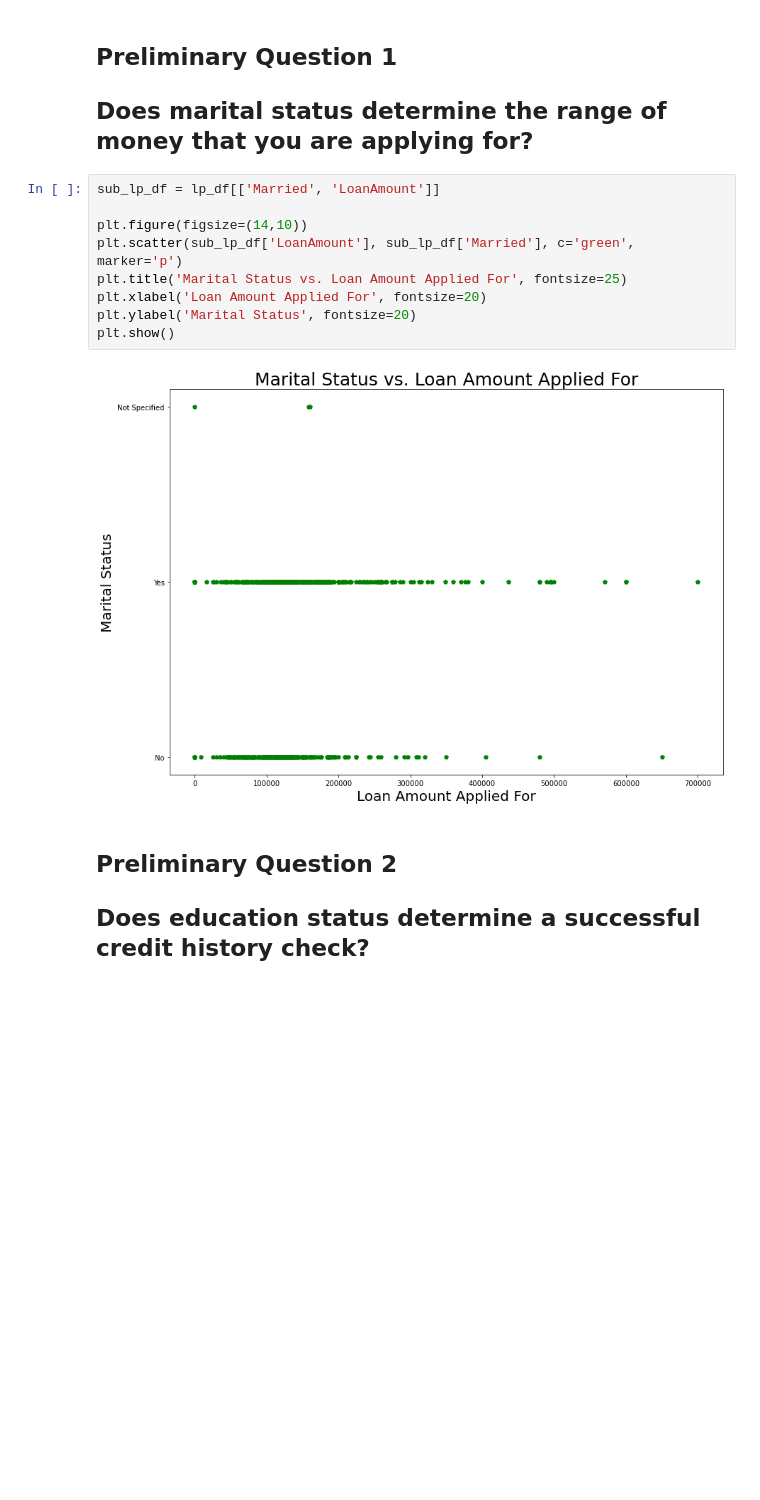
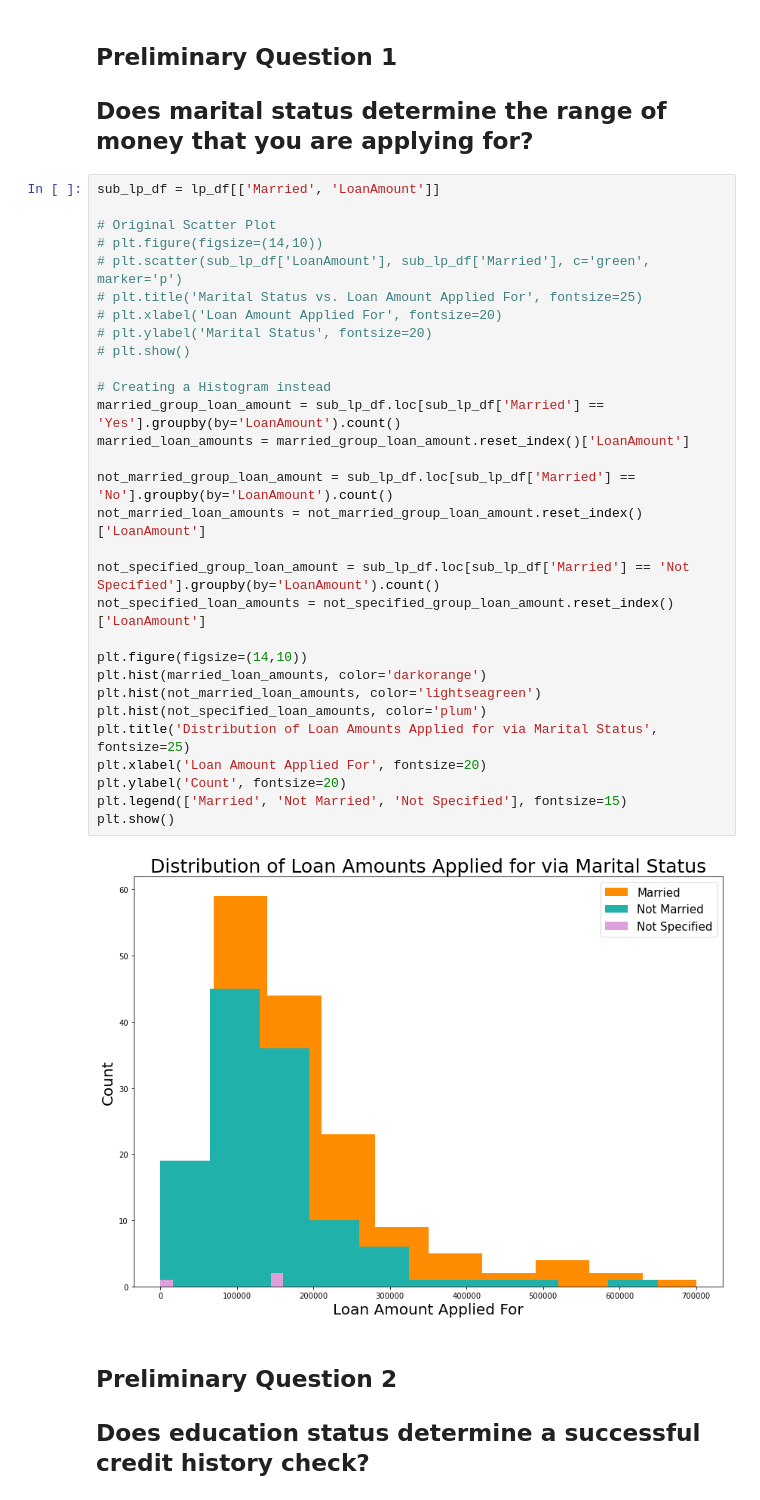
Before and after one commit to spa542/DSCI470, a Jupyter notebook: Project_2_Loan_Prediction_Dataset/Loan_Prediction_Dataset_Playground.ipynb, the cells around one changed output. Saved outputs shown, nothing was run; the diff lists cells and outputs as text; blank space fills up the shorter version.

Commit message:
Changed one scatter plot to histogram

```diff
--- a/Project_2_Loan_Prediction_Dataset/Loan_Prediction_Dataset_Playground.ipynb
+++ b/Project_2_Loan_Prediction_Dataset/Loan_Prediction_Dataset_Playground.ipynb
@@ -129,14 +129,35 @@ lp_df.head(25)
 # %%
 sub_lp_df = lp_df[['Married', 'LoanAmount']]
 
+# Original Scatter Plot
+# plt.figure(figsize=(14,10))
+# plt.scatter(sub_lp_df['LoanAmount'], sub_lp_df['Married'], c='green', marker='p')
+# plt.title('Marital Status vs. Loan Amount Applied For', fontsize=25)
+# plt.xlabel('Loan Amount Applied For', fontsize=20)
+# plt.ylabel('Marital Status', fontsize=20)
+# plt.show()
+
+# Creating a Histogram instead
+married_group_loan_amount = sub_lp_df.loc[sub_lp_df['Married'] == 'Yes'].groupby(by='LoanAmount').count()
+married_loan_amounts = married_group_loan_amount.reset_index()['LoanAmount']
+
+not_married_group_loan_amount = sub_lp_df.loc[sub_lp_df['Married'] == 'No'].groupby(by='LoanAmount').count()
+not_married_loan_amounts = not_married_group_loan_amount.reset_index()['LoanAmount']
+
+not_specified_group_loan_amount = sub_lp_df.loc[sub_lp_df['Married'] == 'Not Specified'].groupby(by='LoanAmount').count()
+not_specified_loan_amounts = not_specified_group_loan_amount.reset_index()['LoanAmount']
+
 plt.figure(figsize=(14,10))
-plt.scatter(sub_lp_df['LoanAmount'], sub_lp_df['Married'], c='green', marker='p')
-plt.title('Marital Status vs. Loan Amount Applied For', fontsize=25)
+plt.hist(married_loan_amounts, color='darkorange')
+plt.hist(not_married_loan_amounts, color='lightseagreen')
+plt.hist(not_specified_loan_amounts, color='plum')
+plt.title('Distribution of Loan Amounts Applied for via Marital Status', fontsize=25)
 plt.xlabel('Loan Amount Applied For', fontsize=20)
-plt.ylabel('Marital Status', fontsize=20)
+plt.ylabel('Count', fontsize=20)
+plt.legend(['Married', 'Not Married', 'Not Specified'], fontsize=15)
 plt.show()
 # %% [output]
-[figure, old version]
+[figure, new version]
 # %% [markdown]
 ## Preliminary Question 2
 ## Does education status determine a successful credit history check?
```
Also changed, not shown: parts of 4 cells of this notebook.
